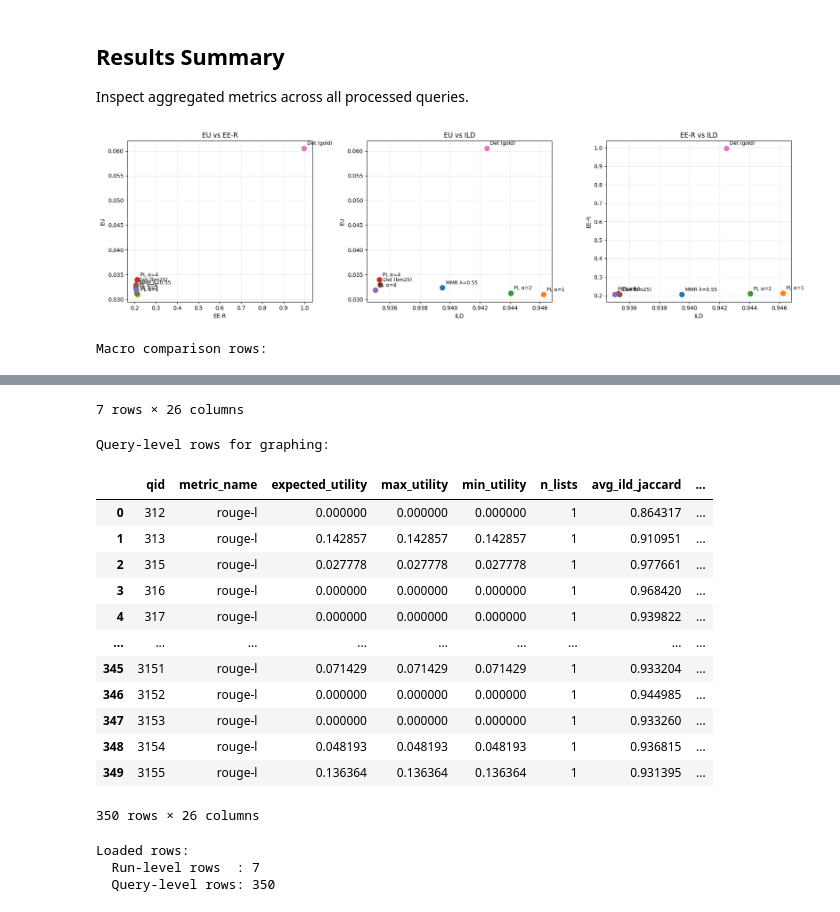
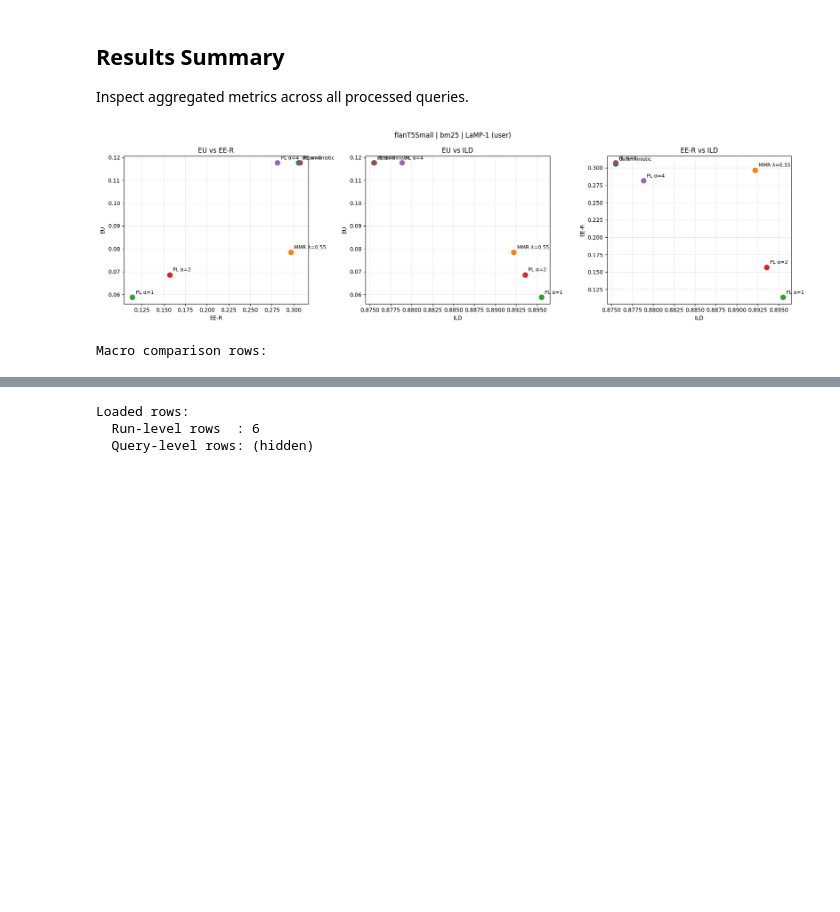
Before and after one commit to AviSimkin/Fair-RAG, a Jupyter notebook: fair_rag_experiment.ipynb, the cells around one changed output, grey strips where cells are left out. Cells and saved outputs as stored; diff of their text form; code cells hidden in the pictures; blank space fills up the shorter version.

Commit message:
Update experiment notebooks and refactor Fair-RAG pipeline components

```diff
--- a/fair_rag_experiment.ipynb
+++ b/fair_rag_experiment.ipynb
@@ -260,7 +299,11 @@ if RUN_MODE == "single":
     run_output = runner.run()
     run_dirs = [run_output.run_dir]
 else:
-    batch_runner = BatchExperimentRunner(batch_cfgs, batch_id=BATCH_ID)
+    batch_runner = BatchExperimentRunner(
+        batch_cfgs,
+        batch_id=BATCH_ID,
+        reuse_policy=BATCH_REUSE_POLICY,
+    )
     batch_output = batch_runner.run_all()
     run_dirs = batch_output["run_dirs"]
 
@@ -331,44 +343,57 @@ macro_table = maybe_to_dataframe(macro_rows)
 query_table = None
 
 def reranker_label(row):
-    if row["rerank_method"] == "mmr":
-        return f"MMR λ={row['mmr_lambda']}"
-    if row["rerank_method"] == "deterministic":
-        return f"Det ({row['ranker']})"
-    return f"PL α={row['pl_alpha']}"
+    method = row.get("rerank_method")
+    if method == "mmr":
+        return f"MMR λ={row.get('mmr_lambda')}"
+    if method == "deterministic":
+        return "deterministic"
+    return f"PL α={row.get('pl_alpha')}"
 
 
-plot_rows = [row for row in macro_rows if row.get("ranker") != "gold"]
+def run_context_title(rows):
+    if not rows:
+        return "No rows to plot"
+    sample = rows[0]
+    dataset = f"LaMP-{sample.get('lamp_num')} ({sample.get('lamp_split_type')})"
+    llm = sample.get("generator_name")
+    ranker = sample.get("ranker")
+    return f"{llm} | {ranker} | {dataset}"
+
+
+# Use all rows from the selected run_dirs so this works for both BM25 and Gold batches.
+plot_rows = macro_rows
 fig, axes = plt.subplots(1, 3, figsize=(18, 5))
+fig.suptitle(run_context_title(plot_rows), fontsize=12)
 plots = [
     ("ee_relevance", "expected_utility", "EE-R", "EU"),
     ("avg_ild_jaccard", "expected_utility", "ILD", "EU"),
     ("avg_ild_jaccard", "ee_relevance", "ILD", "EE-R"),
 ]
 
 for ax, (x_key, y_key, x_label, y_label) in zip(axes, plots):
     for row in plot_rows:
         x = row.get(x_key)
         y = row.get(y_key)
         if x is None or y is None:
             continue
         label = reranker_label(row)
         ax.plot(x, y, marker="o", linestyle="None", markersize=9)
         ax.annotate(label, (x, y), textcoords="offset points", xytext=(6, 6), fontsize=9)
     ax.set_xlabel(x_label)
     ax.set_ylabel(y_label)
     ax.set_title(f"{y_label} vs {x_label}")
     ax.grid(True, alpha=0.3)
 
 plt.tight_layout()
 plt.show()
 
 print("Macro comparison rows:")
-display(macro_table)
+display(format_macro_table_for_display(macro_table))
 
 print("\nLoaded rows:")
 print(f"  Run-level rows  : {len(macro_rows)}")
 print("  Query-level rows: (hidden)")
 # %% [output]
-[figure, old version]
+[figure, new version]
 Macro comparison rows:
@@ -383,18 +407,3 @@ Macro comparison rows:
-7 rows × 26 columns
+Loaded rows:
+  Run-level rows  : 6
+  Query-level rows: (hidden)
-Query-level rows for graphing:
-|  | qid | metric_name | expected_utility | max_utility | min_utility | n_lists | avg_ild_jaccard | ... |
-| 0 | 312 | rouge-l | 0.000000 | 0.000000 | 0.000000 | 1 | 0.864317 | ... |
-| 1 | 313 | rouge-l | 0.142857 | 0.142857 | 0.142857 | 1 | 0.910951 | ... |
-| 2 | 315 | rouge-l | 0.027778 | 0.027778 | 0.027778 | 1 | 0.977661 | ... |
-| 3 | 316 | rouge-l | 0.000000 | 0.000000 | 0.000000 | 1 | 0.968420 | ... |
-| 4 | 317 | rouge-l | 0.000000 | 0.000000 | 0.000000 | 1 | 0.939822 | ... |
-| ... | ... | ... | ... | ... | ... | ... | ... | ... |
-| 345 | 3151 | rouge-l | 0.071429 | 0.071429 | 0.071429 | 1 | 0.933204 | ... |
-| 346 | 3152 | rouge-l | 0.000000 | 0.000000 | 0.000000 | 1 | 0.944985 | ... |
-| 347 | 3153 | rouge-l | 0.000000 | 0.000000 | 0.000000 | 1 | 0.933260 | ... |
-| 348 | 3154 | rouge-l | 0.048193 | 0.048193 | 0.048193 | 1 | 0.936815 | ... |
-| 349 | 3155 | rouge-l | 0.136364 | 0.136364 | 0.136364 | 1 | 0.931395 | ... |
-350 rows × 26 columns
-Loaded rows:
-  Run-level rows  : 7
-  Query-level rows: 350
```
Also changed, not shown: parts of 38 cells of this notebook, 9 other files.
